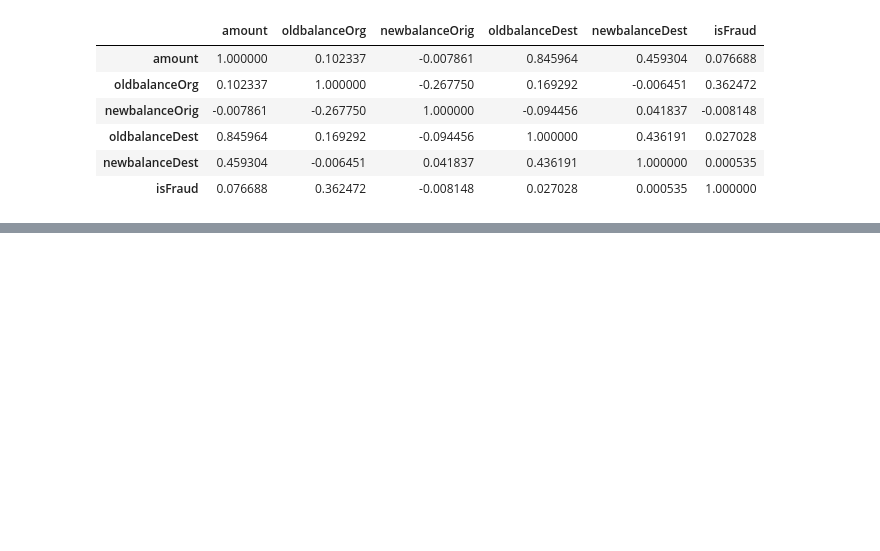
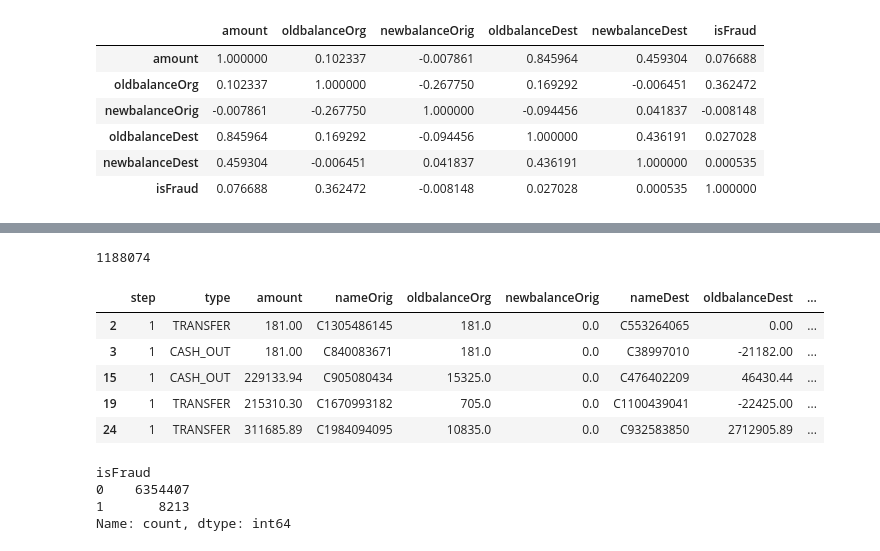
Before and after one commit to Leul4ever/Fraud-detection-, a Jupyter notebook: vid/analysis_model.ipynb, the cells around one changed output, grey strips where cells are left out. Drawn from its saved outputs; the diff is of its cells as text; code cells hidden in the pictures; blank space fills up the shorter version.

```diff
--- a/vid/analysis_model.ipynb
+++ b/vid/analysis_model.ipynb
@@ -252,0 +259,27 @@ corr
+# %%
+zero_after_transfer=df[
+(df['oldbalanceOrg']>0) &
+(df['newbalanceOrig']==0) &
+ (df['type'].isin(['TRANSFER','CASH_OUT']))
+
+]
+# %%
+len(zero_after_transfer)
+# %% [output]
+1188074
+# %%
+zero_after_transfer.head()
+# %% [output]
+|  | step | type | amount | nameOrig | oldbalanceOrg | newbalanceOrig | nameDest | oldbalanceDest | ... |
+| 2 | 1 | TRANSFER | 181.00 | C1305486145 | 181.0 | 0.0 | C553264065 | 0.00 | ... |
+| 3 | 1 | CASH_OUT | 181.00 | C840083671 | 181.0 | 0.0 | C38997010 | -21182.00 | ... |
+| 15 | 1 | CASH_OUT | 229133.94 | C905080434 | 15325.0 | 0.0 | C476402209 | 46430.44 | ... |
+| 19 | 1 | TRANSFER | 215310.30 | C1670993182 | 705.0 | 0.0 | C1100439041 | -22425.00 | ... |
+| 24 | 1 | TRANSFER | 311685.89 | C1984094095 | 10835.0 | 0.0 | C932583850 | 2712905.89 | ... |
+# %%
+df["isFraud"].value_counts()
+# %% [output]
+isFraud
+0    6354407
+1       8213
+Name: count, dtype: int64
```
Also changed, not shown: parts of 2 cells of this notebook, 1 other file.
